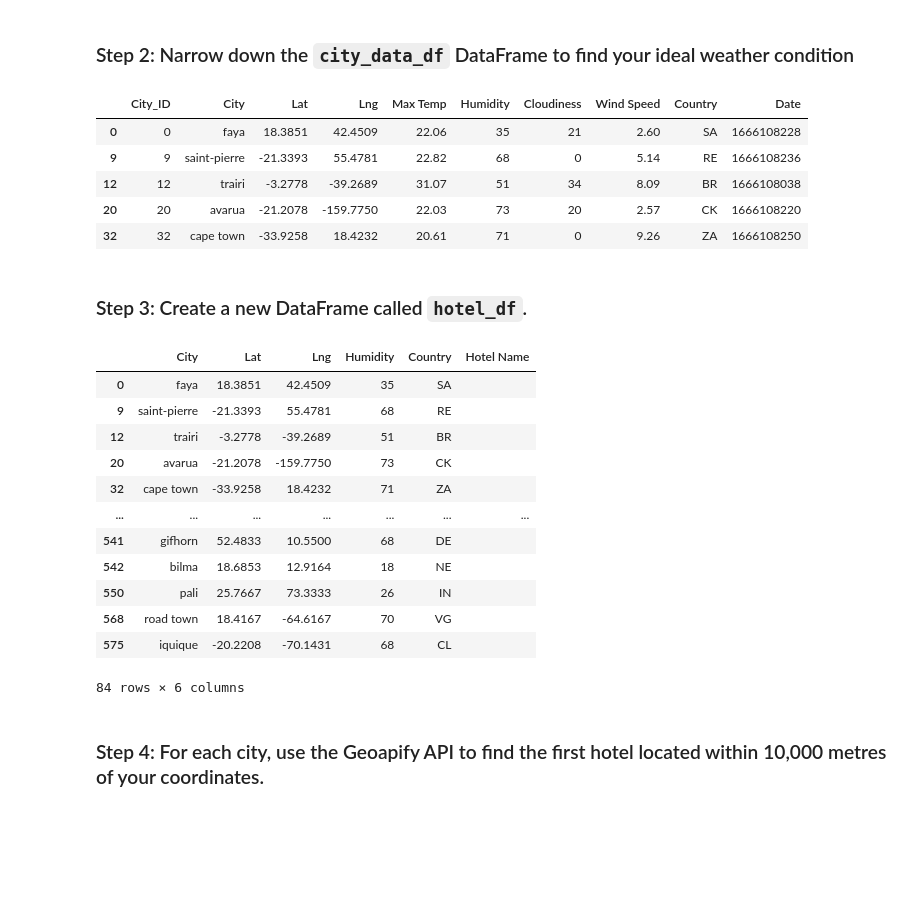
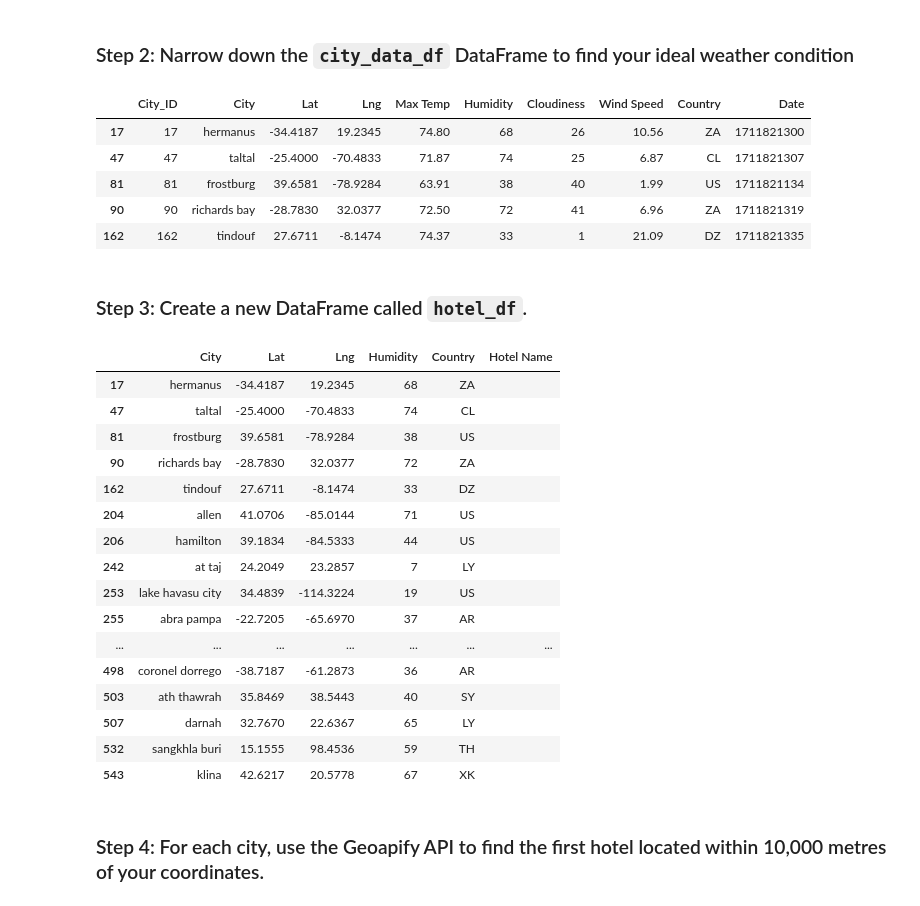
Before and after one commit to ECPrice1/python-api-challenge, a Jupyter notebook: VacationPy/VacationPy.ipynb, the cells around one changed output. Drawn from its saved outputs; the diff is of its cells as text; code cells hidden in the pictures; blank space fills up the shorter version.

```diff
--- a/VacationPy/VacationPy.ipynb
+++ b/VacationPy/VacationPy.ipynb
@@ -13,7 +13,7 @@ import requests
 from api_keys import geoapify_key
 # %%
 # Load the CSV file created in Part 1 into a Pandas DataFrame
-city_data_df = pd.read_csv("cities.csv")
+city_data_df = pd.read_csv("../WeatherPy/output_data/cities.csv")
 
 # Display sample data
 city_data_df.head()
@@ -57,27 +55,27 @@ humidity_map
 # %%
 # Narrow down cities that fit criteria and drop any results with null values
 ideal_city_data_df = city_data_df[(city_data_df["Humidity"] < 75) \
-                    & (city_data_df["Max Temp"] > 15) \
-                    & (city_data_df["Max Temp"] < 32) \
+                    & (city_data_df["Max Temp"] > 60) \
+                    & (city_data_df["Max Temp"] < 75) \
                     & (city_data_df["Cloudiness"] < 50)]
 
 
 #Change these to Fahrenhiet
 
 # Drop any rows with null values
 ideal_city_data_clean = ideal_city_data_df.dropna()
-ideal_city_data_clean.count()
+
 
 
 # Display sample data
 ideal_city_data_clean.head()
 # %% [output]
 |  | City_ID | City | Lat | Lng | Max Temp | Humidity | Cloudiness | Wind Speed | Country | Date |
-| 0 | 0 | faya | 18.3851 | 42.4509 | 22.06 | 35 | 21 | 2.60 | SA | 1666108228 |
-| 9 | 9 | saint-pierre | -21.3393 | 55.4781 | 22.82 | 68 | 0 | 5.14 | RE | 1666108236 |
-| 12 | 12 | trairi | -3.2778 | -39.2689 | 31.07 | 51 | 34 | 8.09 | BR | 1666108038 |
-| 20 | 20 | avarua | -21.2078 | -159.7750 | 22.03 | 73 | 20 | 2.57 | CK | 1666108220 |
-| 32 | 32 | cape town | -33.9258 | 18.4232 | 20.61 | 71 | 0 | 9.26 | ZA | 1666108250 |
+| 17 | 17 | hermanus | -34.4187 | 19.2345 | 74.80 | 68 | 26 | 10.56 | ZA | 1711821300 |
+| 47 | 47 | taltal | -25.4000 | -70.4833 | 71.87 | 74 | 25 | 6.87 | CL | 1711821307 |
+| 81 | 81 | frostburg | 39.6581 | -78.9284 | 63.91 | 38 | 40 | 1.99 | US | 1711821134 |
+| 90 | 90 | richards bay | -28.7830 | 32.0377 | 72.50 | 72 | 41 | 6.96 | ZA | 1711821319 |
+| 162 | 162 | tindouf | 27.6711 | -8.1474 | 74.37 | 33 | 1 | 21.09 | DZ | 1711821335 |
 # %% [markdown]
 ### Step 3: Create a new DataFrame called `hotel_df`.
 # %%
@@ -94,18 +92,22 @@ hotel_df["Hotel Name"] = ""
 hotel_df
 # %% [output]
 |  | City | Lat | Lng | Humidity | Country | Hotel Name |
-| 0 | faya | 18.3851 | 42.4509 | 35 | SA |  |
-| 9 | saint-pierre | -21.3393 | 55.4781 | 68 | RE |  |
-| 12 | trairi | -3.2778 | -39.2689 | 51 | BR |  |
-| 20 | avarua | -21.2078 | -159.7750 | 73 | CK |  |
-| 32 | cape town | -33.9258 | 18.4232 | 71 | ZA |  |
+| 17 | hermanus | -34.4187 | 19.2345 | 68 | ZA |  |
+| 47 | taltal | -25.4000 | -70.4833 | 74 | CL |  |
+| 81 | frostburg | 39.6581 | -78.9284 | 38 | US |  |
+| 90 | richards bay | -28.7830 | 32.0377 | 72 | ZA |  |
+| 162 | tindouf | 27.6711 | -8.1474 | 33 | DZ |  |
+| 204 | allen | 41.0706 | -85.0144 | 71 | US |  |
+| 206 | hamilton | 39.1834 | -84.5333 | 44 | US |  |
+| 242 | at taj | 24.2049 | 23.2857 | 7 | LY |  |
+| 253 | lake havasu city | 34.4839 | -114.3224 | 19 | US |  |
+| 255 | abra pampa | -22.7205 | -65.6970 | 37 | AR |  |
 | ... | ... | ... | ... | ... | ... | ... |
-| 541 | gifhorn | 52.4833 | 10.5500 | 68 | DE |  |
-| 542 | bilma | 18.6853 | 12.9164 | 18 | NE |  |
-| 550 | pali | 25.7667 | 73.3333 | 26 | IN |  |
-| 568 | road town | 18.4167 | -64.6167 | 70 | VG |  |
-| 575 | iquique | -20.2208 | -70.1431 | 68 | CL |  |
+| 498 | coronel dorrego | -38.7187 | -61.2873 | 36 | AR |  |
+| 503 | ath thawrah | 35.8469 | 38.5443 | 40 | SY |  |
+| 507 | darnah | 32.7670 | 22.6367 | 65 | LY |  |
+| 532 | sangkhla buri | 15.1555 | 98.4536 | 59 | TH |  |
+| 543 | klina | 42.6217 | 20.5778 | 67 | XK |  |
-84 rows × 6 columns
 # %% [markdown]
 ### Step 4: For each city, use the Geoapify API to find the first hotel located within 10,000 metres of your coordinates.
 # %%
```
Also changed, not shown: parts of 3 cells of this notebook.
